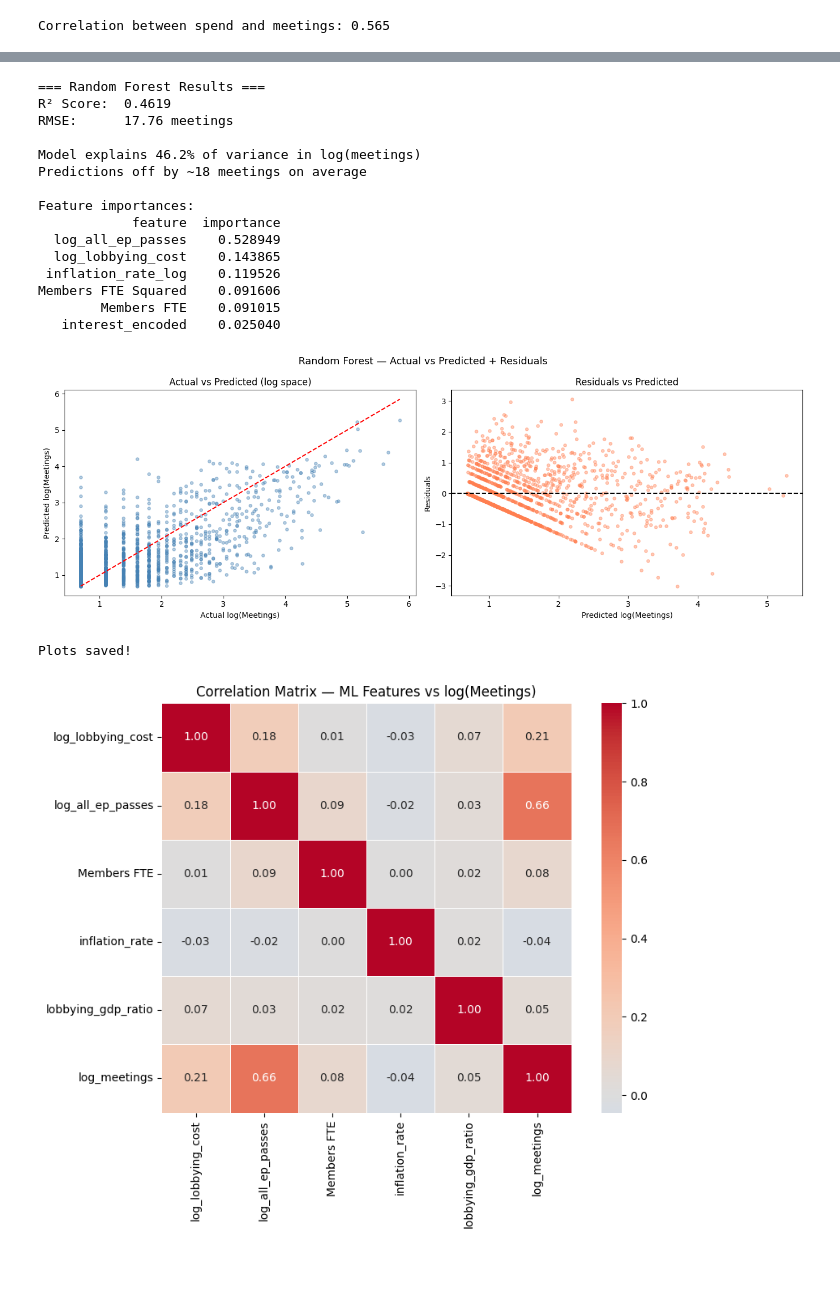
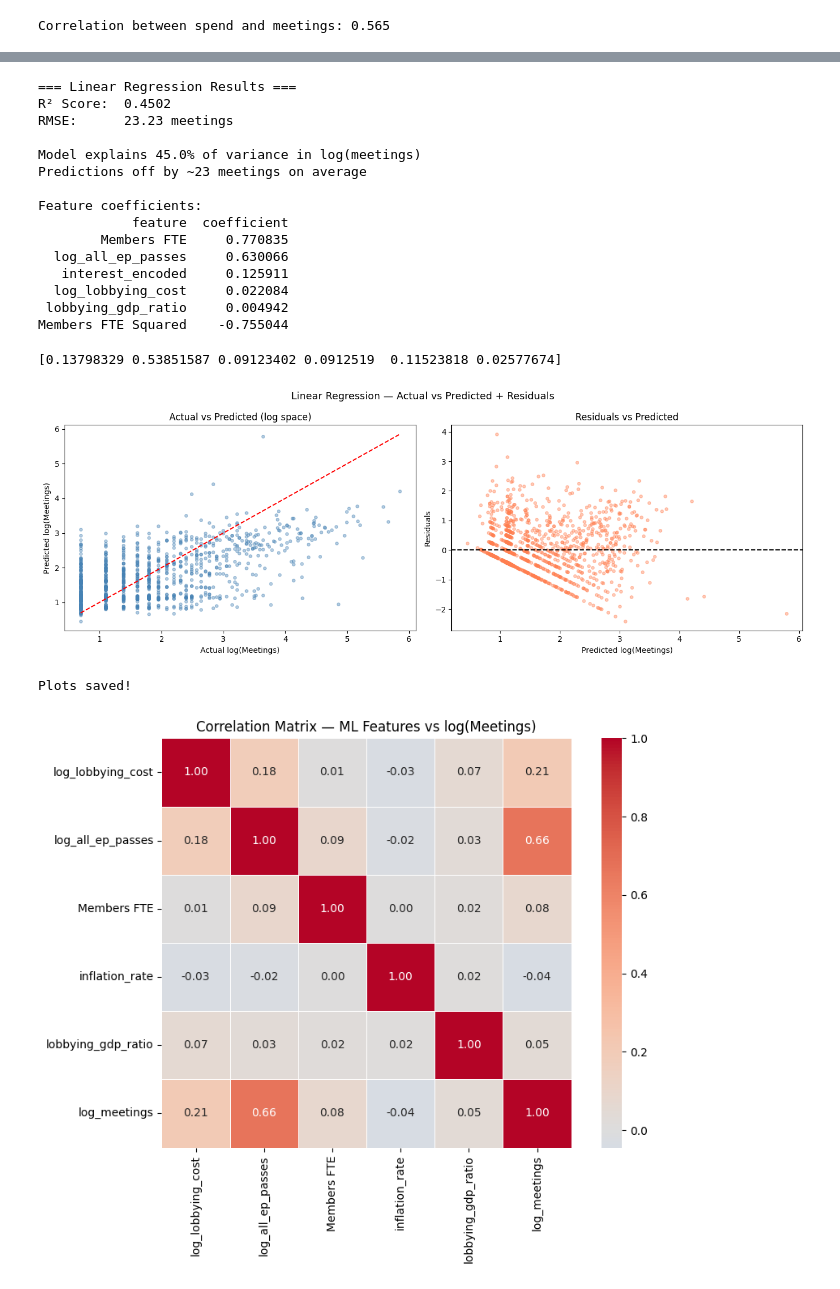
Before and after one commit to NEU-Khoury-DoC/26su-DoC-Project-Template, a Jupyter notebook: ml-src/lobbying_phase2.ipynb, the cells around one changed output, grey strips where cells are left out. Saved outputs shown, nothing was run; the diff lists cells and outputs as text; code cells hidden in the pictures.

Commit message:
changing back to linear regression

```diff
--- a/ml-src/lobbying_phase2.ipynb
+++ b/ml-src/lobbying_phase2.ipynb
@@ -315,9 +320,10 @@ import numpy as np
 feature_cols = [
     'log_lobbying_cost',   # log-transformed (fixes non-linearity)
     'log_all_ep_passes',   # log-transformed ( skewed)
+    'lobbying_gdp_ratio', # lobbying cost to gdp ratio
     'Members FTE',         # adding back in
     'Members FTE Squared', # captures non-linear effect
-    'inflation_rate',      # adding back in
+    # 'inflation_rate',      # Makes R^2 worse
     'interest_encoded',    # type of interest
 ]
 
@@ -336,76 +342,80 @@ X_test_scaled  = scaler.transform(X_test)        # transform only on test
 
 
 
-from sklearn.ensemble import RandomForestRegressor
+from sklearn.linear_model import LinearRegression
 
-#Train with Random Forest
+# Train Linear Regression
+lr_model = LinearRegression()
+lr_model.fit(X_train_scaled, y_train)
 
-rf_model = RandomForestRegressor(n_estimators=100, random_state=42, n_jobs=-1)
-rf_model.fit(X_train_scaled, y_train)
-
-y_pred_log    = rf_model.predict(X_test_scaled)
+y_pred_log    = lr_model.predict(X_test_scaled)
 y_pred        = np.expm1(y_pred_log)
 y_test_actual = np.expm1(y_test)
 
 r2   = r2_score(y_test, y_pred_log)
 rmse = np.sqrt(mean_squared_error(y_test_actual, y_pred))
 
-print('=== Random Forest Results ===')
+print('=== Linear Regression Results ===')
 print(f'R² Score:  {r2:.4f}')
 print(f'RMSE:      {rmse:.2f} meetings')
 print(f'\nModel explains {r2*100:.1f}% of variance in log(meetings)')
 print(f'Predictions off by ~{rmse:.0f} meetings on average')
 
-import pandas as pd
-feat_imp = pd.DataFrame({
+coef_df = pd.DataFrame({
     'feature': feature_cols,
-    'importance': rf_model.feature_importances_
-}).sort_values('importance', ascending=False)
-print('\nFeature importances:')
-print(feat_imp.to_string(index=False))
+    'coefficient': lr_model.coef_
+}).sort_values('coefficient', ascending=False)
+print('\nFeature coefficients:')
+print(coef_df.to_string(index=False))
 # %% [output]
-=== Random Forest Results ===
-R² Score:  0.4619
-RMSE:      17.76 meetings
+=== Linear Regression Results ===
+R² Score:  0.4502
+RMSE:      23.23 meetings
 
-Model explains 46.2% of variance in log(meetings)
-Predictions off by ~18 meetings on average
+Model explains 45.0% of variance in log(meetings)
+Predictions off by ~23 meetings on average
 
-Feature importances:
-            feature  importance
-  log_all_ep_passes    0.528949
-  log_lobbying_cost    0.143865
- inflation_rate_log    0.119526
-Members FTE Squared    0.091606
-        Members FTE    0.091015
-   interest_encoded    0.025040
+Feature coefficients:
+            feature  coefficient
+        Members FTE     0.770835
+  log_all_ep_passes     0.630066
+   interest_encoded     0.125911
+  log_lobbying_cost     0.022084
+ lobbying_gdp_ratio     0.004942
+Members FTE Squared    -0.755044
+# %%
+# Print Weights
+
+print(rf_model.feature_importances_)
+# %% [output]
+[0.13798329 0.53851587 0.09123402 0.0912519  0.11523818 0.02577674]
 # %%
 # Graph actual vs predicted (log space)
 fig, axes = plt.subplots(1, 2, figsize=(14, 5))
 
 # Actual vs predicted
-axes[0].scatter(y_test_c, y_pred_log_c, alpha=0.4, color='steelblue', s=15)
-axes[0].plot([y_test_c.min(), y_test_c.max()],
-             [y_test_c.min(), y_test_c.max()], 'r--')
+axes[0].scatter(y_test, y_pred_log, alpha=0.4, color='steelblue', s=15)
+axes[0].plot([y_test.min(), y_test.max()],
+             [y_test.min(), y_test.max()], 'r--')
 axes[0].set_xlabel('Actual log(Meetings)')
 axes[0].set_ylabel('Predicted log(Meetings)')
 axes[0].set_title('Actual vs Predicted (log space)')
 
 # Residuals
-residuals = y_test_c - y_pred_log_c
-axes[1].scatter(y_pred_log_c, residuals, alpha=0.4, color='coral', s=15)
+residuals = y_test - y_pred_log
+axes[1].scatter(y_pred_log, residuals, alpha=0.4, color='coral', s=15)
 axes[1].axhline(0, color='black', linestyle='--')
 axes[1].set_xlabel('Predicted log(Meetings)')
 axes[1].set_ylabel('Residuals')
 axes[1].set_title('Residuals vs Predicted')
 
-plt.suptitle('Random Forest — Actual vs Predicted + Residuals', fontsize=13)
+plt.suptitle('Linear Regression — Actual vs Predicted + Residuals', fontsize=13)
 plt.tight_layout()
 plt.savefig('ml_actual_vs_predicted.png', dpi=150, bbox_inches='tight')
 plt.show()
 print('Plots saved!')
 # %% [output]
-[figure, old version]
+[figure, new version]
 Plots saved!
 # %%
 #Correlation matrix w/ lobbying_gdp_ratio
```
Also changed, not shown: parts of 1 cell of this notebook, 2 other files.
